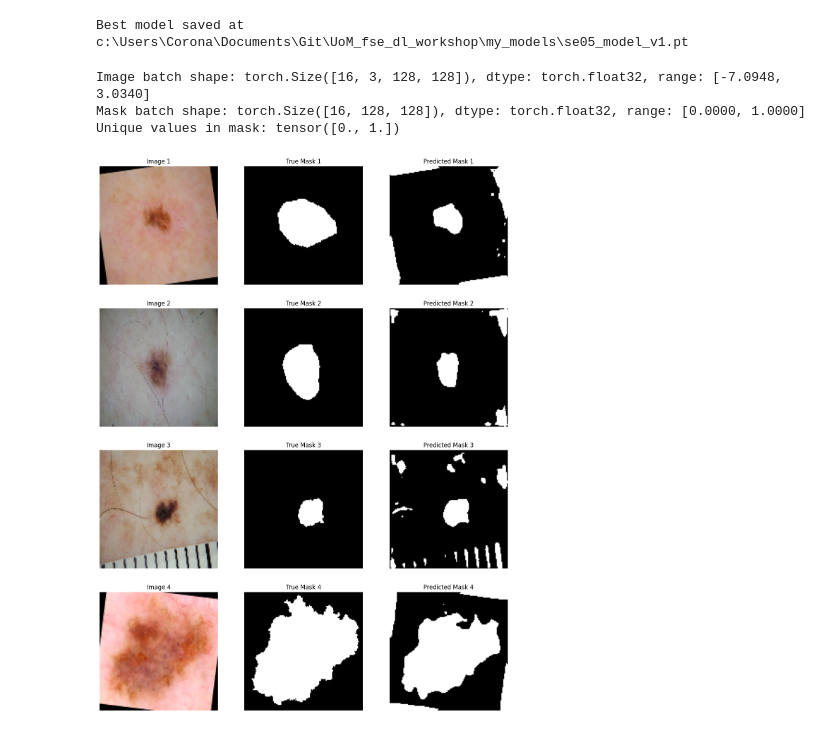
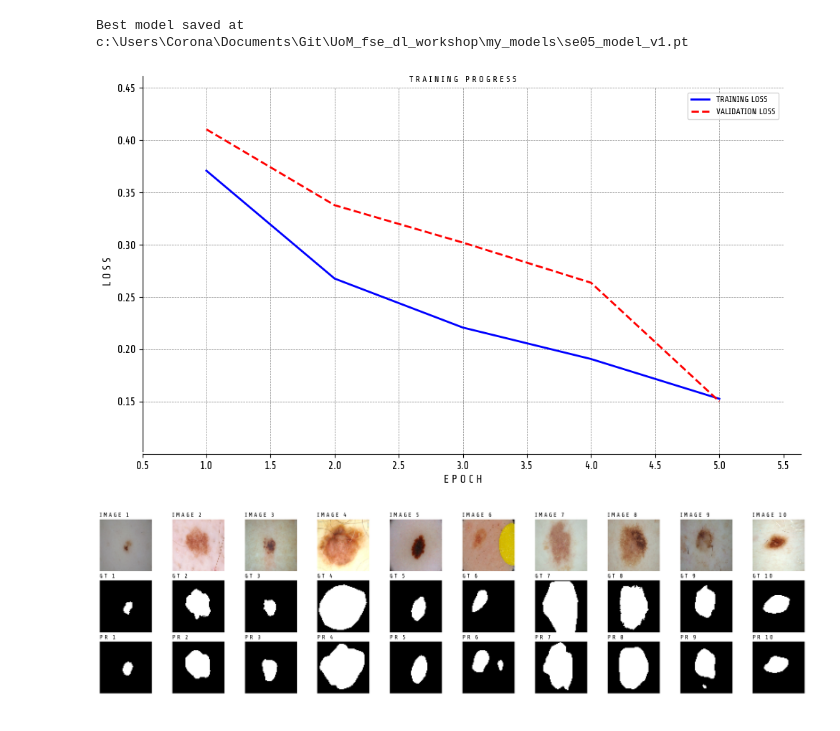
Before and after one commit to santiago2588/deep_learning_training, a Jupyter notebook: SE05_CA_Transfer_Learning.ipynb, the cells around one changed output. Cells and saved outputs as stored; diff of their text form; code cells hidden in the pictures.

```diff
--- a/SE05_CA_Transfer_Learning.ipynb
+++ b/SE05_CA_Transfer_Learning.ipynb
@@ -518,71 +642,40 @@ def train_model(model, train_loader, valid_loader, criterion, optimizer, num_epo
 # %%
 # Initialize the model, criterion, and optimizer
 
 model = UNet(in_channels=3, out_channels=1).to(device)
 criterion = DiceLoss()
-optimiser = torch.optim.Adam(model.parameters(), lr=0.001)
+optimiser = torch.optim.Adam(model.parameters(), lr=1e-3)
 num_epochs = 5
 # model = train_model(model, train_dl, valid_dl, criterion, optimizer, num_epochs)
 
 model_v1 = utils.ml.train_model(
     model=model,
     criterion=criterion,
     optimiser=optimiser,
     train_loader=train_dl,
     val_loader=valid_dl,
     num_epochs=num_epochs,
     early_stopping=True,
     patience=3,
     save_path= Path.cwd() / "my_models" / "se05_model_v1.pt",
     plot_loss=True,
 )
 # %% [output]
 Best model saved at c:\Users\Corona\Documents\Git\UoM_fse_dl_workshop\my_models\se05_model_v1.pt
+[figure, added]
-# %%
-def visualize_predictions(model, dataloader, num_images=4):
-    model.eval()
-    with torch.no_grad():
-        for images, masks in dataloader:
-            images = images.to(device)
-            masks = masks.to(device)
-
-            outputs = model(images)
-            # Apply threshold for binary segmentation
-            outputs = (outputs > 0.5).float()
-
-            fig, ax = plt.subplots(nrows=num_images, ncols=3, figsize=(15, 5 * num_images))
-            for i in range(num_images):
-                # Denormalize the image
-                img = images[i].cpu().permute(1, 2, 0).numpy()
-                img = img * std.numpy() + mean.numpy()
-                img = np.clip(img, 0, 1)  # Clip values to valid range
-
-                ax[i, 0].imshow(img)
-                ax[i, 0].set_title(f"Image {i+1}")
-                ax[i, 0].axis('off')
-
-                ax[i, 1].imshow(masks[i].squeeze().cpu().numpy(), cmap='gray')
-                ax[i, 1].set_title(f"True Mask {i+1}")
-                ax[i, 1].axis('off')
-
-                ax[i, 2].imshow(outputs[i].squeeze().cpu().numpy(), cmap='gray')
-                ax[i, 2].set_title(f"Predicted Mask {i+1}")
-                ax[i, 2].axis('off')
-
-            plt.show()
-            break
-
-# Add a cell to print some diagnostic information
-for images, masks in valid_dl:
-    print(f"Image batch shape: {images.shape}, dtype: {images.dtype}, range: [{images.min().item():.4f}, {images.max().item():.4f}]")
-    print(f"Mask batch shape: {masks.shape}, dtype: {masks.dtype}, range: [{masks.min().item():.4f}, {masks.max().item():.4f}]")
-    print(f"Unique values in mask: {torch.unique(masks)}")
-    break
-
-visualize_predictions(model_v1, valid_dl, num_images=4)
-# %% [output]
-Image batch shape: torch.Size([16, 3, 128, 128]), dtype: torch.float32, range: [-7.0948, 3.0340]
-Mask batch shape: torch.Size([16, 128, 128]), dtype: torch.float32, range: [0.0000, 1.0000]
-Unique values in mask: tensor([0., 1.])
-[figure, removed]
+# %%
+# Show a batch of images and masks
+test_imgs_path = list(test_path.glob("*"))[0]
+test_masks_path = list(test_mask_path.glob("*"))[0]
+
+test_ds = ISICDatasetAlbumentations(
+    image_dir=test_imgs_path,
+    mask_dir=test_masks_path,
+    transform=valid_img_ts
+)
+test_dl = DataLoader(test_ds, batch_size=16, shuffle=True)
+
+utils.plotting.show_binary_segmentation_predictions(model_v1, test_dl, n_images=10, mean=mean, std=std)
+# %% [output]
+[figure, added]
 # %% [markdown]
```
Also changed, not shown: parts of 27 cells of this notebook.
